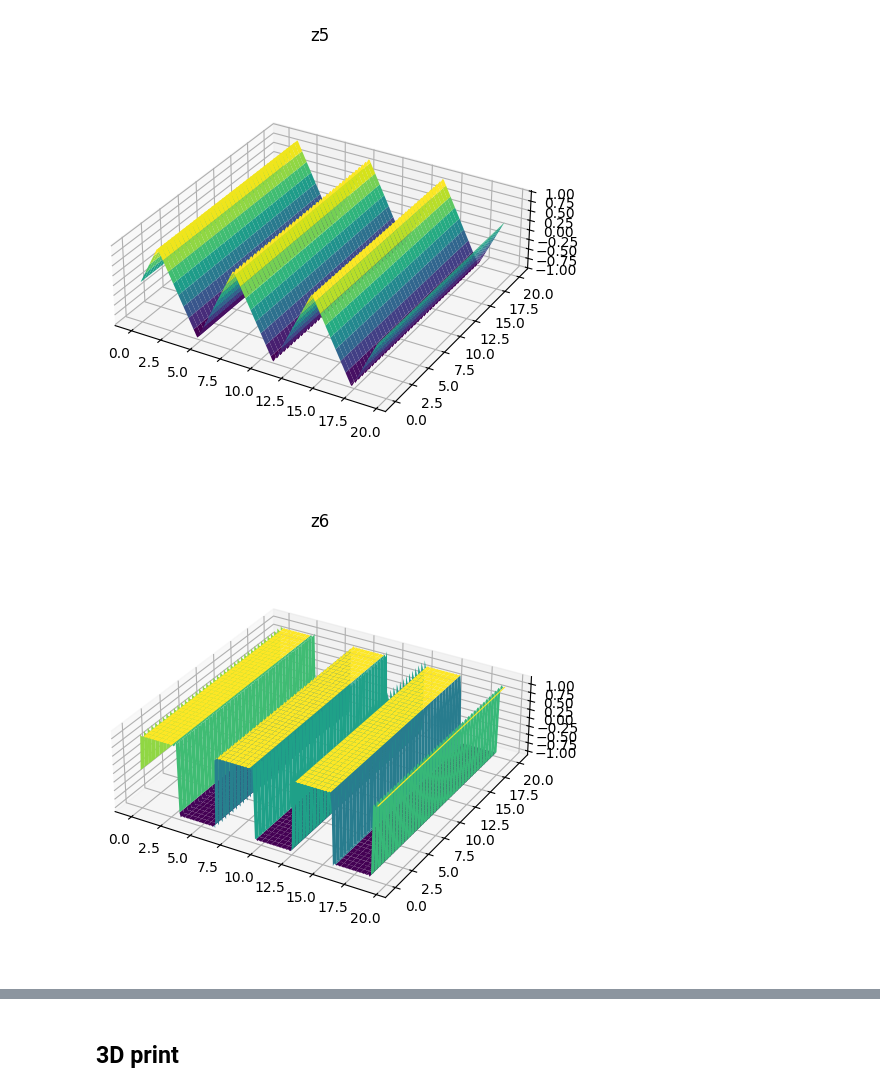
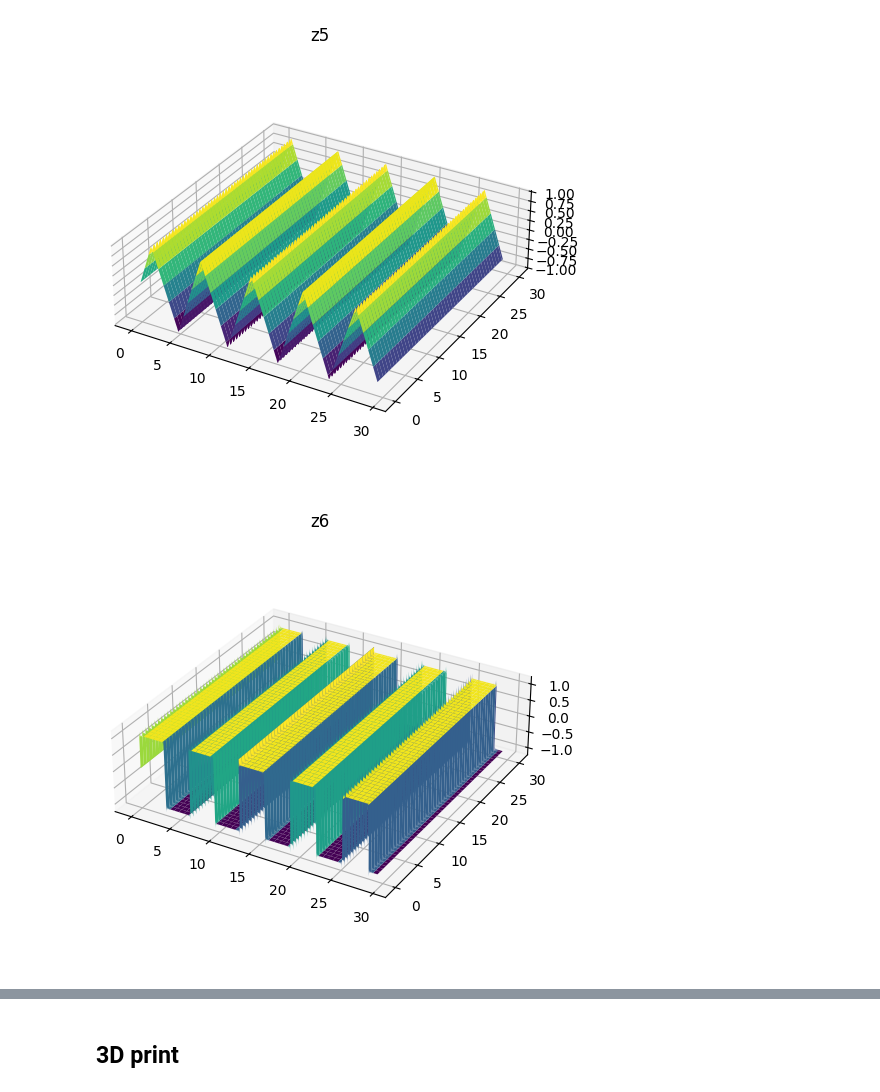
Before and after one commit to shepai/3D-textures, a Jupyter notebook: Generator/generator.ipynb, the cells around one changed output, grey strips where cells are left out. Drawn from its saved outputs; the diff is of its cells as text; code cells hidden in the pictures.

```diff
--- a/Generator/generator.ipynb
+++ b/Generator/generator.ipynb
@@ -4,8 +4,8 @@ import matplotlib.pyplot as plt
 from mpl_toolkits.mplot3d import Axes3D
 
 # Create meshgrid
-x_vals = np.arange(0, 6 * np.pi +0.5, 0.1)
-y_vals = np.arange(0, 6 * np.pi + 1.2, 0.1)
+x_vals = np.arange(0, 6 * np.pi +10.5, 0.1)
+y_vals = np.arange(0, 6 * np.pi + 11.2, 0.1)
 x, y = np.meshgrid(x_vals, y_vals)
 
 # z1
@@ -87,3 +87,3 @@ zs=[z1,z2,z3,z4,z5,z6]
-[figure, old version]
+[figure, new version]
-[figure, old version]
+[figure, new version]
 # %%
```
Also changed, not shown: parts of 7 cells of this notebook, 9 other files.
